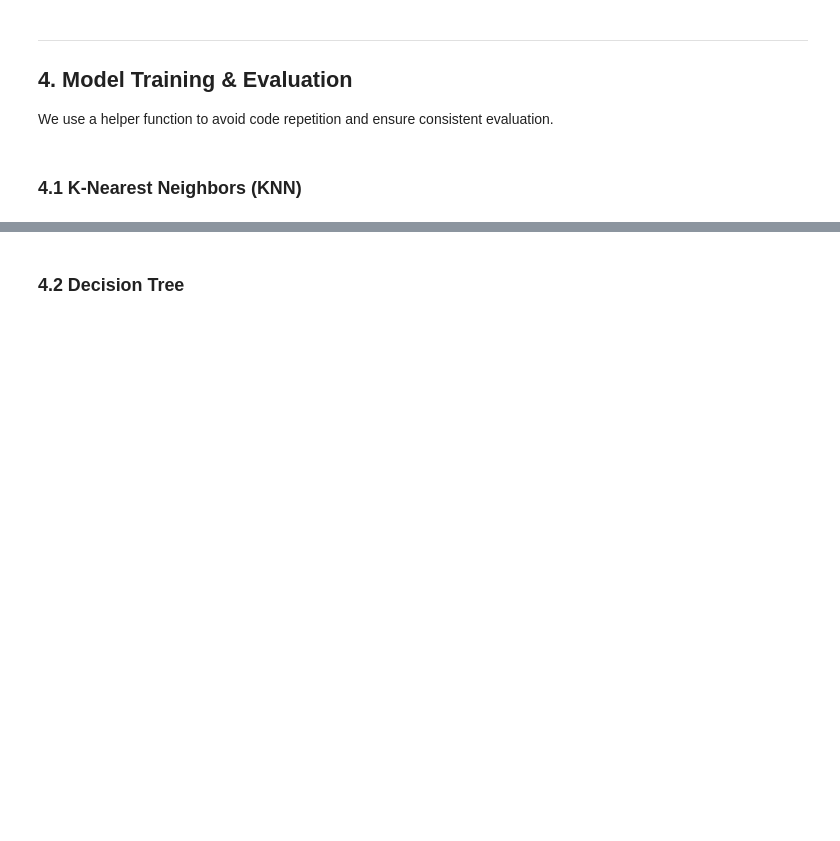
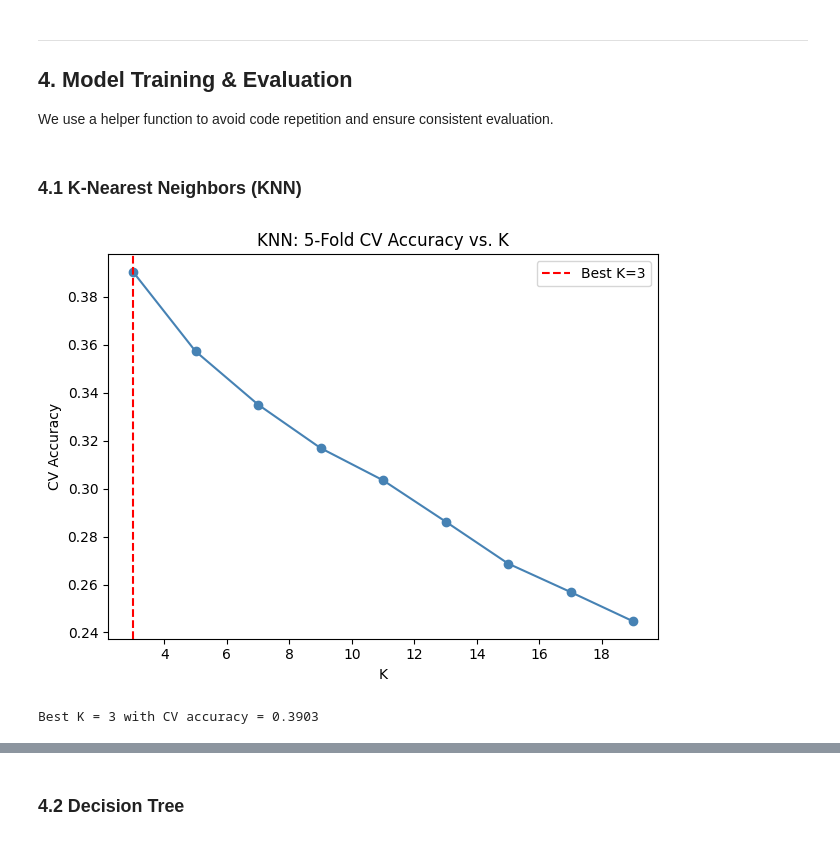
Before and after one commit to GannaReda/ML-55-20722, a Jupyter notebook: car_crash_severity_prediction.ipynb, the cells around one changed output, grey strips where cells are left out. Drawn from its saved outputs; the diff is of its cells as text; code cells hidden in the pictures; blank space fills up the shorter version.

```diff
--- a/car_crash_severity_prediction.ipynb
+++ b/car_crash_severity_prediction.ipynb
@@ -812,24 +844,35 @@ def evaluate_model(name, model, X_tr, y_tr, X_v, y_v, use_scaled=True):
 # %% [markdown]
 ### 4.1 K-Nearest Neighbors (KNN)
 # %%
-# ── Hyperparameter search for best K ─────────────────────────────────────────
-k_range = range(1, 21)
+from imblearn.pipeline import Pipeline as ImbPipeline
+from imblearn.over_sampling import SMOTE
+
+# Apply SMOTE INSIDE each fold, not before
+k_range = range(3, 21, 2)
 k_scores = []
 
 for k in k_range:
-    knn_temp = KNeighborsClassifier(n_neighbors=k)
-    score = cross_val_score(knn_temp, X_train_sc, y_train, cv=5, scoring='accuracy').mean()
+    pipeline = ImbPipeline([
+        ('smote', SMOTE(random_state=42)),
+        ('knn', KNeighborsClassifier(n_neighbors=k, weights='distance'))
+    ])
+    score = cross_val_score(pipeline, X_train_sc, y_train,
+                            cv=5, scoring='accuracy').mean()
     k_scores.append(score)
 
-best_k = k_range[np.argmax(k_scores)]
+best_k = list(k_range)[np.argmax(k_scores)]
 
-plt.plot(k_range, k_scores, marker='o', color='steelblue')
+plt.plot(list(k_range), k_scores, marker='o', color='steelblue')
 plt.axvline(x=best_k, color='red', linestyle='--', label=f'Best K={best_k}')
 plt.title('KNN: 5-Fold CV Accuracy vs. K')
 plt.xlabel('K')
 plt.ylabel('CV Accuracy')
 plt.legend()
 plt.tight_layout()
 plt.show()
+
 print(f"Best K = {best_k} with CV accuracy = {max(k_scores):.4f}")
+# %% [output]
+[figure, added]
+Best K = 3 with CV accuracy = 0.3903
 # %%
```
Also changed, not shown: parts of 17 cells of this notebook.
